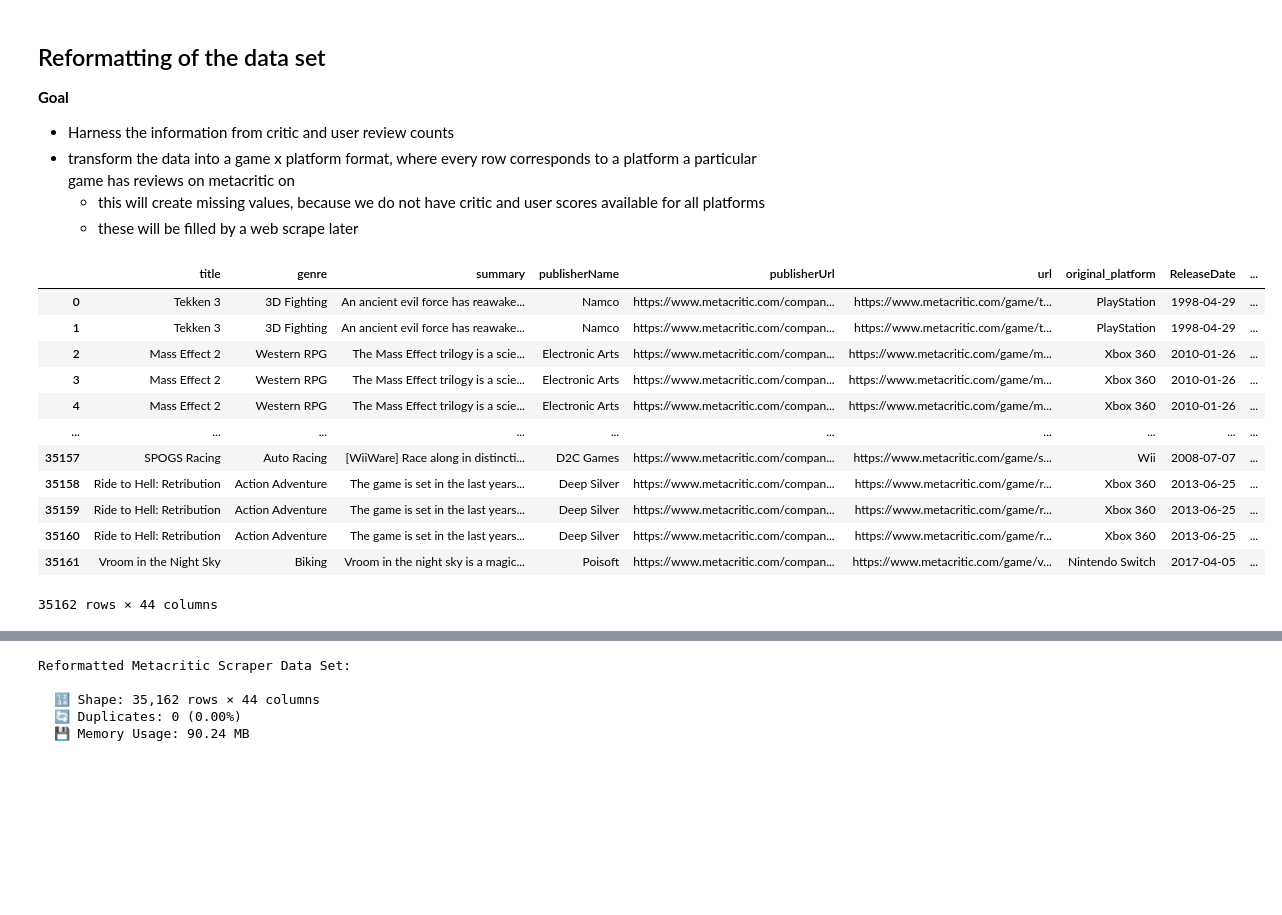
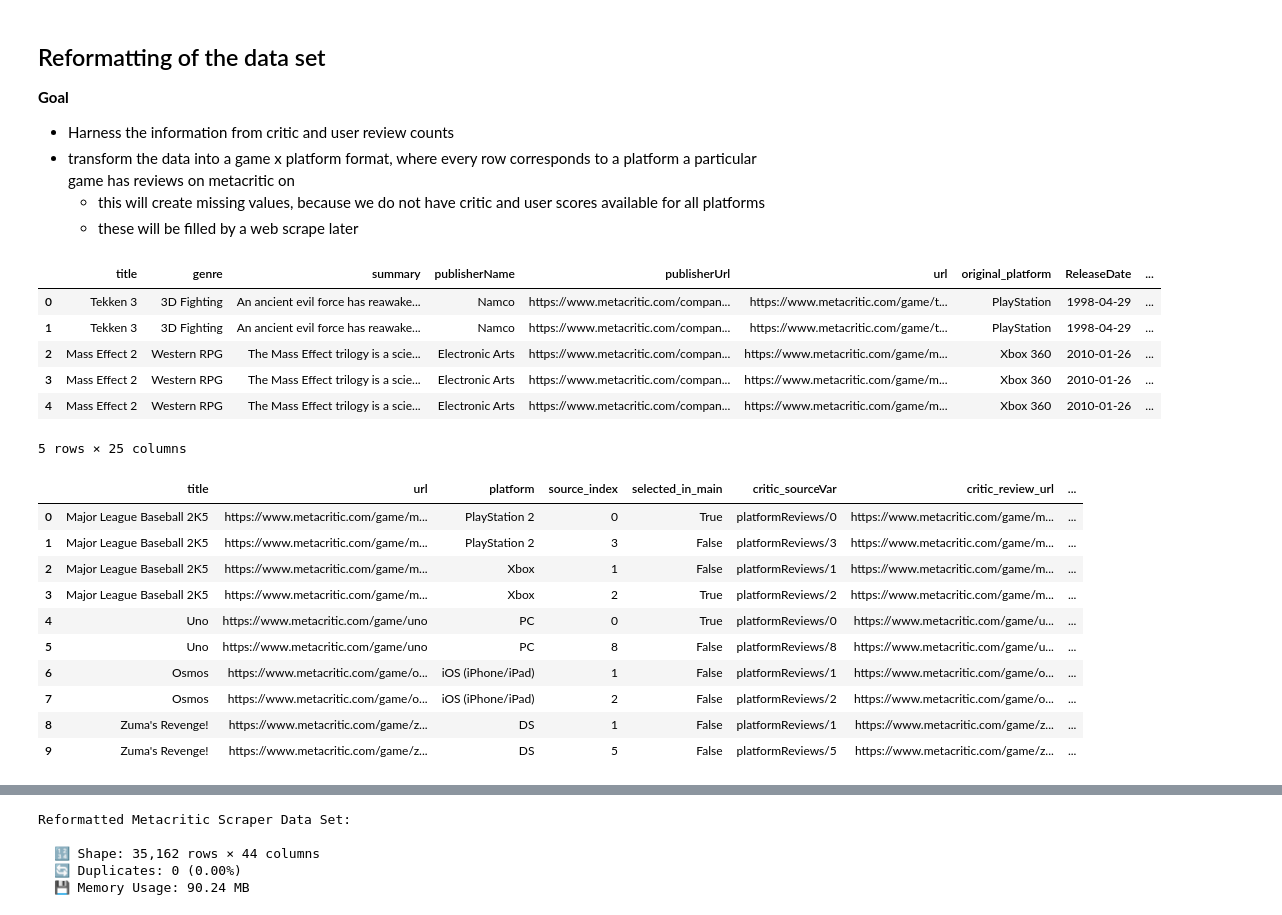
Before and after one commit to jostro42/StackFuel_PP, a Jupyter notebook: notebooks/01_LoadData_Reformatting.ipynb, the cells around one changed output, grey strips where cells are left out. Drawn from its saved outputs; the diff is of its cells as text; code cells hidden in the pictures; blank space fills up the shorter version.

Commit message:
edited the reformatting code to separate between main data and critic duplicate data

```diff
--- a/notebooks/01_LoadData_Reformatting.ipynb
+++ b/notebooks/01_LoadData_Reformatting.ipynb
@@ -483,27 +490,46 @@ for _, game in test_df.iterrows():
         output_rows.append(record)
 # %%
-# 20. Build a new DataFrame, placing duplicate columns after main columns.
-result = pd.DataFrame(output_rows)
-extra_columns = [
-    column for column in result.columns
-    if column not in base_columns
+# 17. build main table and retain the converted nullable dtypes
+df_reformatted = pd.DataFrame(output_rows, columns = base_columns + ['critic_observation_count']
+                             ).convert_dtypes()
+
+# 18. Define the review table's columns and build separate table of repeated
+#     critic observations
+review_columns = [
+    "title",
+    "url",
+    "platform",
+    "source_index",
+    "selected_in_main",
+    "critic_sourceVar",
+    "critic_review_url",
+    *critic_fields.values(),
 ]
-result = result.reindex(columns=base_columns + extra_columns)
 
-result.convert_dtypes()
+df_critic_repeats = pd.DataFrame(
+    repeated_critic_rows,
+    columns=review_columns,
+).convert_dtypes()
 
-#result
+# Preview both tables.
+display(df_reformatted.head())
+display(df_critic_repeats.head(10))
 # %% [output]
 |  | title | genre | summary | publisherName | publisherUrl | url | original_platform | ReleaseDate | ... |
 | 0 | Tekken 3 | 3D Fighting | An ancient evil force has reawake... | Namco | https://www.metacritic.com/compan... | https://www.metacritic.com/game/t... | PlayStation | 1998-04-29 | ... |
 | 1 | Tekken 3 | 3D Fighting | An ancient evil force has reawake... | Namco | https://www.metacritic.com/compan... | https://www.metacritic.com/game/t... | PlayStation | 1998-04-29 | ... |
 | 2 | Mass Effect 2 | Western RPG | The Mass Effect trilogy is a scie... | Electronic Arts | https://www.metacritic.com/compan... | https://www.metacritic.com/game/m... | Xbox 360 | 2010-01-26 | ... |
 | 3 | Mass Effect 2 | Western RPG | The Mass Effect trilogy is a scie... | Electronic Arts | https://www.metacritic.com/compan... | https://www.metacritic.com/game/m... | Xbox 360 | 2010-01-26 | ... |
 | 4 | Mass Effect 2 | Western RPG | The Mass Effect trilogy is a scie... | Electronic Arts | https://www.metacritic.com/compan... | https://www.metacritic.com/game/m... | Xbox 360 | 2010-01-26 | ... |
-| ... | ... | ... | ... | ... | ... | ... | ... | ... | ... |
-| 35157 | SPOGS Racing | Auto Racing | [WiiWare] Race along in distincti... | D2C Games | https://www.metacritic.com/compan... | https://www.metacritic.com/game/s... | Wii | 2008-07-07 | ... |
-| 35158 | Ride to Hell: Retribution | Action Adventure | The game is set in the last years... | Deep Silver | https://www.metacritic.com/compan... | https://www.metacritic.com/game/r... | Xbox 360 | 2013-06-25 | ... |
-| 35159 | Ride to Hell: Retribution | Action Adventure | The game is set in the last years... | Deep Silver | https://www.metacritic.com/compan... | https://www.metacritic.com/game/r... | Xbox 360 | 2013-06-25 | ... |
-| 35160 | Ride to Hell: Retribution | Action Adventure | The game is set in the last years... | Deep Silver | https://www.metacritic.com/compan... | https://www.metacritic.com/game/r... | Xbox 360 | 2013-06-25 | ... |
-| 35161 | Vroom in the Night Sky | Biking | Vroom in the night sky is a magic... | Poisoft | https://www.metacritic.com/compan... | https://www.metacritic.com/game/v... | Nintendo Switch | 2017-04-05 | ... |
-35162 rows × 44 columns
+5 rows × 25 columns
+|  | title | url | platform | source_index | selected_in_main | critic_sourceVar | critic_review_url | ... |
+| 0 | Major League Baseball 2K5 | https://www.metacritic.com/game/m... | PlayStation 2 | 0 | True | platformReviews/0 | https://www.metacritic.com/game/m... | ... |
+| 1 | Major League Baseball 2K5 | https://www.metacritic.com/game/m... | PlayStation 2 | 3 | False | platformReviews/3 | https://www.metacritic.com/game/m... | ... |
+| 2 | Major League Baseball 2K5 | https://www.metacritic.com/game/m... | Xbox | 1 | False | platformReviews/1 | https://www.metacritic.com/game/m... | ... |
+| 3 | Major League Baseball 2K5 | https://www.metacritic.com/game/m... | Xbox | 2 | True | platformReviews/2 | https://www.metacritic.com/game/m... | ... |
+| 4 | Uno | https://www.metacritic.com/game/uno | PC | 0 | True | platformReviews/0 | https://www.metacritic.com/game/u... | ... |
+| 5 | Uno | https://www.metacritic.com/game/uno | PC | 8 | False | platformReviews/8 | https://www.metacritic.com/game/u... | ... |
+| 6 | Osmos | https://www.metacritic.com/game/o... | iOS (iPhone/iPad) | 1 | False | platformReviews/1 | https://www.metacritic.com/game/o... | ... |
+| 7 | Osmos | https://www.metacritic.com/game/o... | iOS (iPhone/iPad) | 2 | False | platformReviews/2 | https://www.metacritic.com/game/o... | ... |
+| 8 | Zuma's Revenge! | https://www.metacritic.com/game/z... | DS | 1 | False | platformReviews/1 | https://www.metacritic.com/game/z... | ... |
+| 9 | Zuma's Revenge! | https://www.metacritic.com/game/z... | DS | 5 | False | platformReviews/5 | https://www.metacritic.com/game/z... | ... |
```
Also changed, not shown: parts of 6 cells of this notebook.
